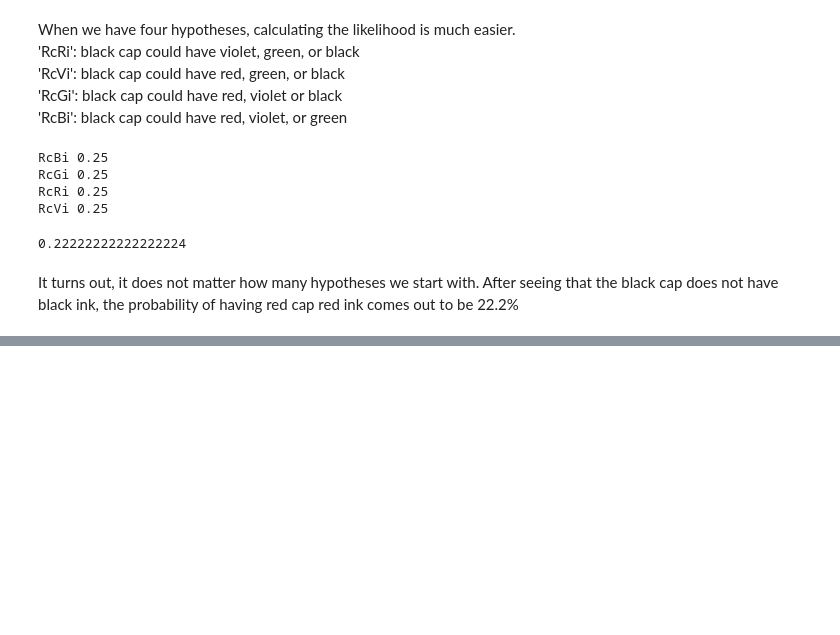
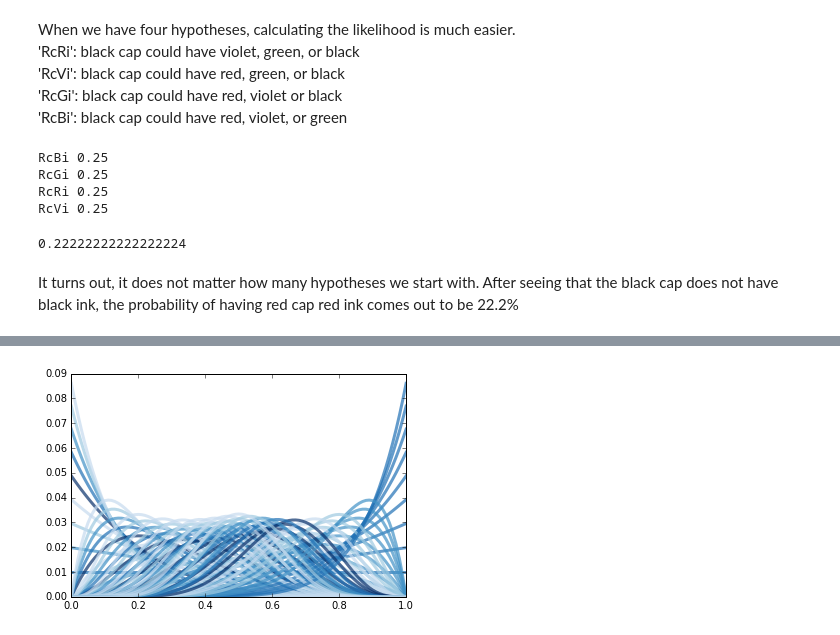
Before and after one commit to NathanYee/ThinkBayes2, a Jupyter notebook: code/report02.ipynb, the cells around one changed output, grey strips where cells are left out. Drawn from its saved outputs; the diff is of its cells as text; code cells hidden in the pictures; blank space fills up the shorter version.

```diff
--- a/code/report02.ipynb
+++ b/code/report02.ipynb
@@ -124,0 +174,9 @@ It turns out, it does not matter how many hypotheses we start with. After seeing
+# %%
+coins2 = []
+for i in range(10):
+    for j in range(10):
+        coins2.append(Beta(i,j))
+for coin in coins2:
+    thinkplot.Pdf(coin.MakePmf())
+# %% [output]
+[figure, added]
```
Also changed, not shown: parts of 15 cells of this notebook.
